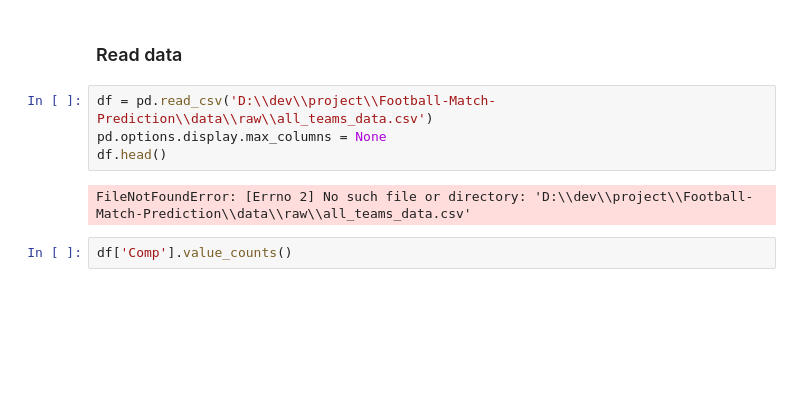
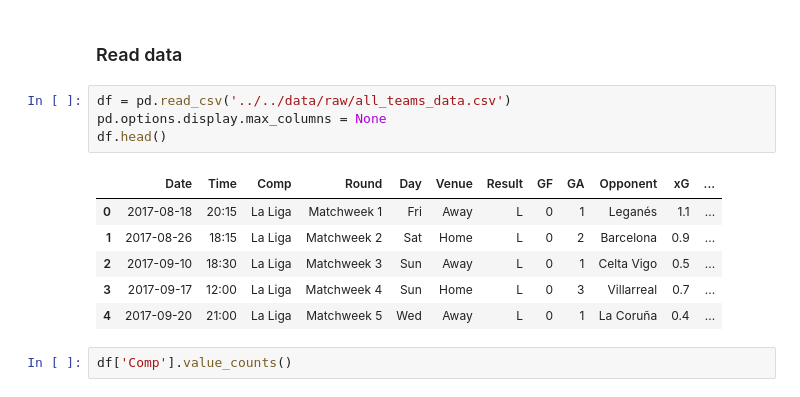
Before and after one commit to DSAI-Creator/Football-Match-Prediction, a Jupyter notebook: src/eda/eda.ipynb, the cells around one changed output. Drawn from its saved outputs; the diff is of its cells as text; blank space fills up the shorter version.

```diff
--- a/src/eda/eda.ipynb
+++ b/src/eda/eda.ipynb
@@ -4,11 +4,16 @@ import pandas as pd
 # %% [markdown]
 ### Read data
 # %%
-df = pd.read_csv('D:\\dev\\project\\Football-Match-Prediction\\data\\raw\\all_teams_data.csv')
+df = pd.read_csv('../../data/raw/all_teams_data.csv')
 pd.options.display.max_columns = None
 df.head()
 # %% [output]
-FileNotFoundError: [Errno 2] No such file or directory: 'D:\\dev\\project\\Football-Match-Prediction\\data\\raw\\all_teams_data.csv'
+|  | Date | Time | Comp | Round | Day | Venue | Result | GF | GA | Opponent | xG | ... |
+| 0 | 2017-08-18 | 20:15 | La Liga | Matchweek 1 | Fri | Away | L | 0 | 1 | Leganés | 1.1 | ... |
+| 1 | 2017-08-26 | 18:15 | La Liga | Matchweek 2 | Sat | Home | L | 0 | 2 | Barcelona | 0.9 | ... |
+| 2 | 2017-09-10 | 18:30 | La Liga | Matchweek 3 | Sun | Away | L | 0 | 1 | Celta Vigo | 0.5 | ... |
+| 3 | 2017-09-17 | 12:00 | La Liga | Matchweek 4 | Sun | Home | L | 0 | 3 | Villarreal | 0.7 | ... |
+| 4 | 2017-09-20 | 21:00 | La Liga | Matchweek 5 | Wed | Away | L | 0 | 1 | La Coruña | 0.4 | ... |
 # %%
 df['Comp'].value_counts()
 # %% [output]
```
Also changed, not shown: parts of 14 cells of this notebook.
